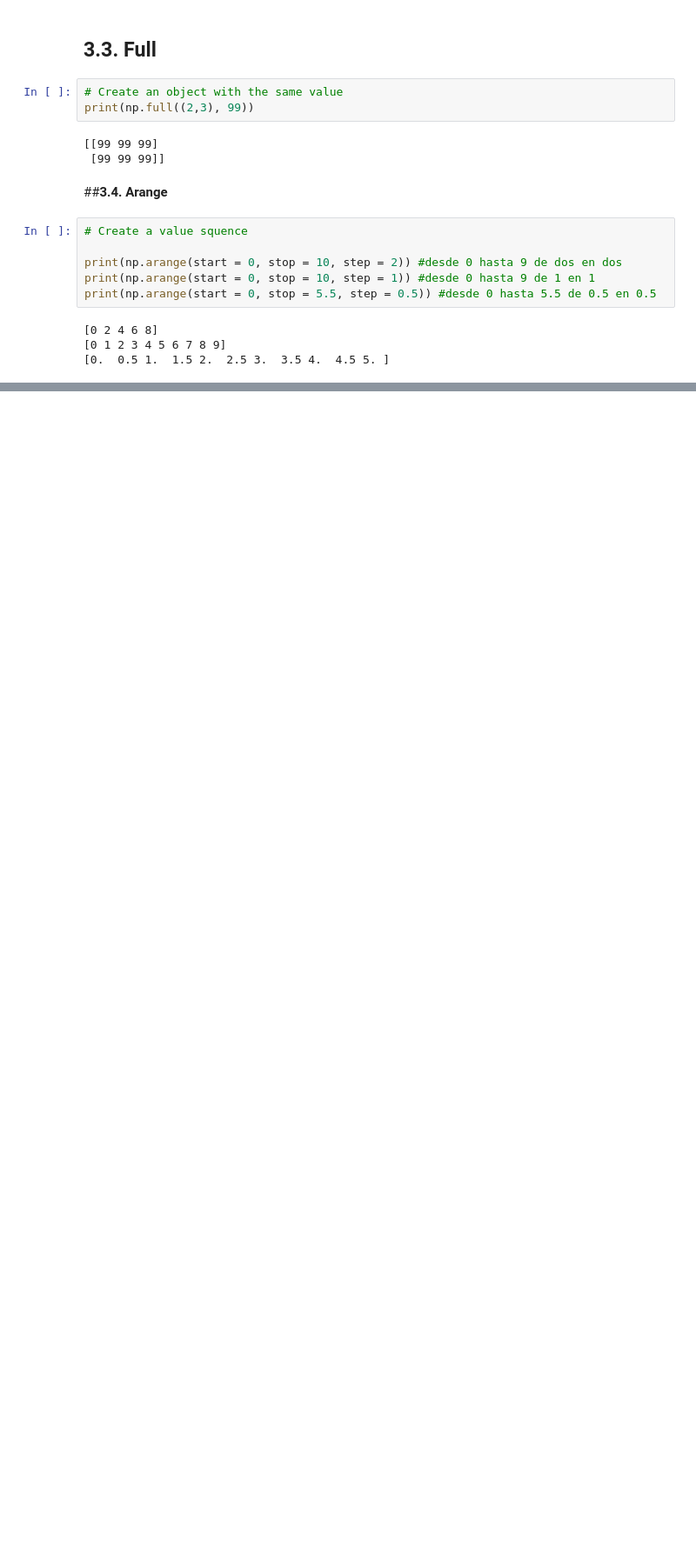
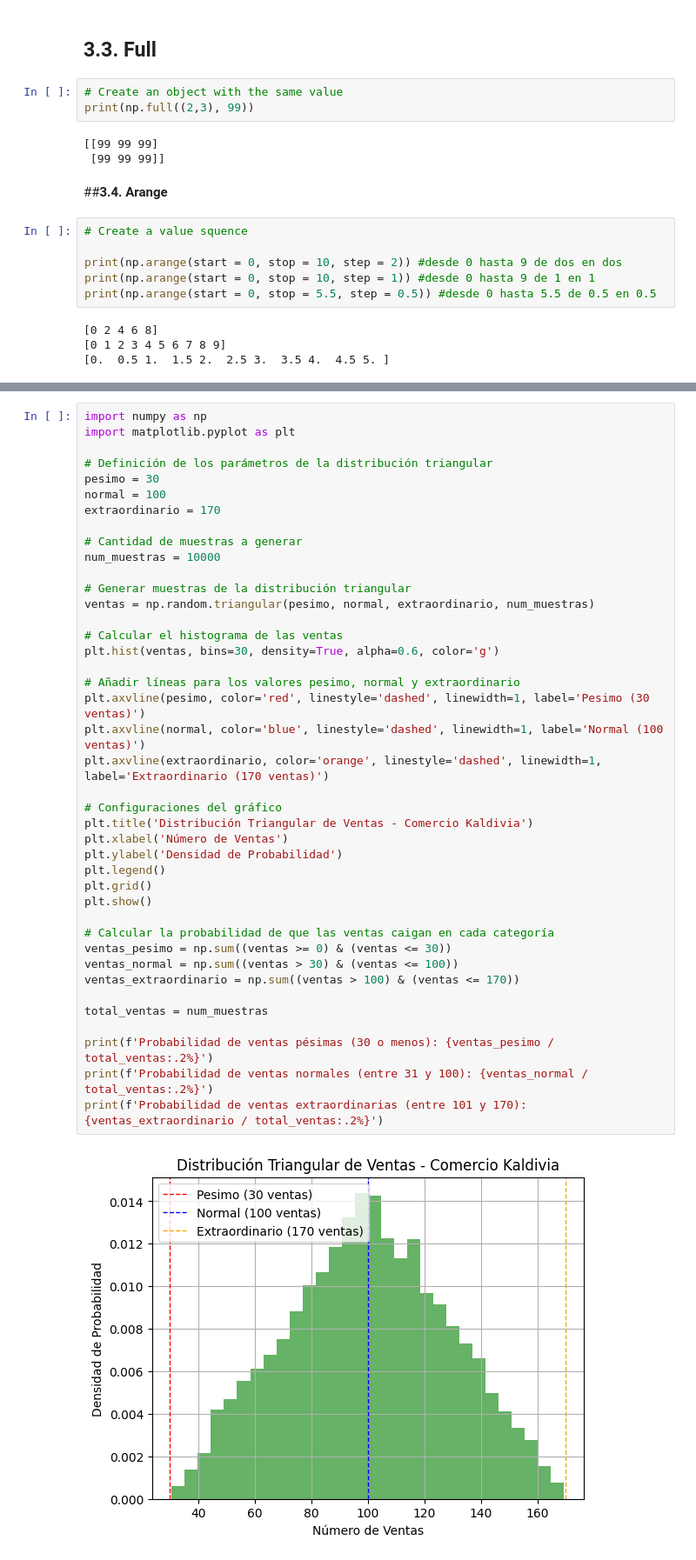
Before and after one commit to DJohanTwT/DataV24, a Jupyter notebook: C2_Clase_4___Data_Structure.ipynb, the cells around one changed output, grey strips where cells are left out. Shown at 87% size. Drawn from its saved outputs; the diff is of its cells as text; blank space fills up the shorter version.

```diff
--- a/C2_Clase_4___Data_Structure.ipynb
+++ b/C2_Clase_4___Data_Structure.ipynb
@@ -171,0 +306,43 @@ print(np.arange(start = 0, stop = 5.5, step = 0.5)) #desde 0 hasta 5.5 de 0.5 en
+# %%
+import numpy as np
+import matplotlib.pyplot as plt
+
+# Definición de los parámetros de la distribución triangular
+pesimo = 30
+normal = 100
+extraordinario = 170
+
+# Cantidad de muestras a generar
+num_muestras = 10000
+
+# Generar muestras de la distribución triangular
+ventas = np.random.triangular(pesimo, normal, extraordinario, num_muestras)
+
+# Calcular el histograma de las ventas
+plt.hist(ventas, bins=30, density=True, alpha=0.6, color='g')
+
+# Añadir líneas para los valores pesimo, normal y extraordinario
+plt.axvline(pesimo, color='red', linestyle='dashed', linewidth=1, label='Pesimo (30 ventas)')
+plt.axvline(normal, color='blue', linestyle='dashed', linewidth=1, label='Normal (100 ventas)')
+plt.axvline(extraordinario, color='orange', linestyle='dashed', linewidth=1, label='Extraordinario (170 ventas)')
+
+# Configuraciones del gráfico
+plt.title('Distribución Triangular de Ventas - Comercio Kaldivia')
+plt.xlabel('Número de Ventas')
+plt.ylabel('Densidad de Probabilidad')
+plt.legend()
+plt.grid()
+plt.show()
+
+# Calcular la probabilidad de que las ventas caigan en cada categoría
+ventas_pesimo = np.sum((ventas >= 0) & (ventas <= 30))
+ventas_normal = np.sum((ventas > 30) & (ventas <= 100))
+ventas_extraordinario = np.sum((ventas > 100) & (ventas <= 170))
+
+total_ventas = num_muestras
+
+print(f'Probabilidad de ventas pésimas (30 o menos): {ventas_pesimo / total_ventas:.2%}')
+print(f'Probabilidad de ventas normales (entre 31 y 100): {ventas_normal / total_ventas:.2%}')
+print(f'Probabilidad de ventas extraordinarias (entre 101 y 170): {ventas_extraordinario / total_ventas:.2%}')
+# %% [output]
+[figure, added]
```
Also changed, not shown: parts of 17 cells of this notebook.
